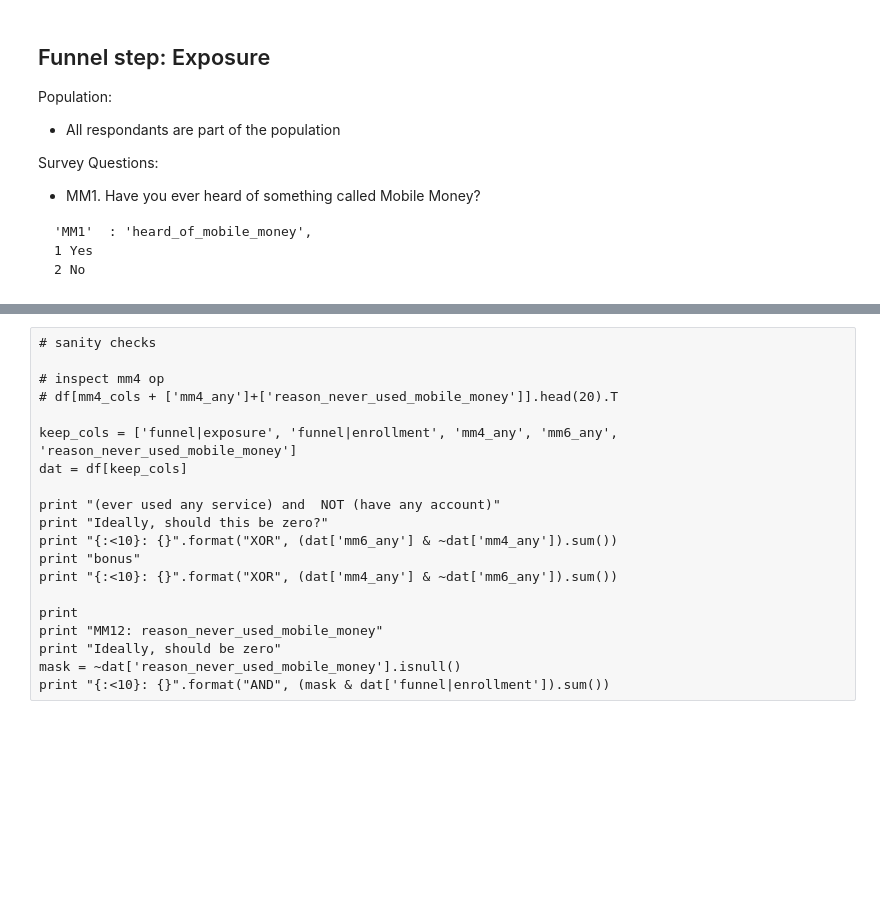
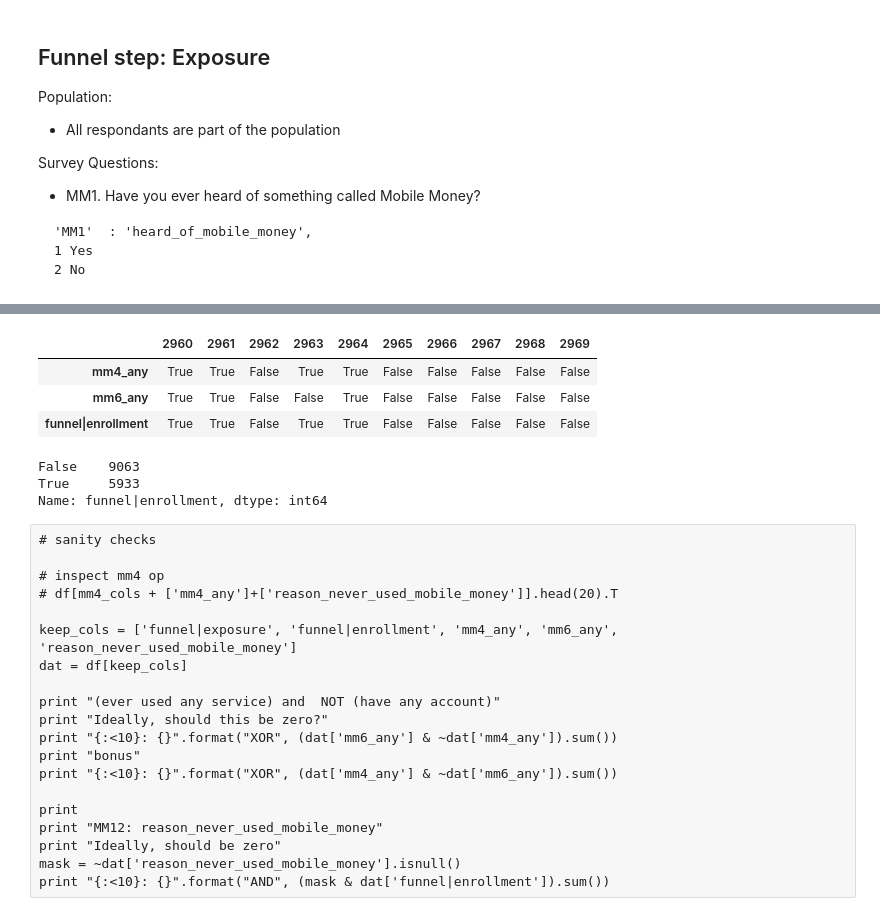
Before and after one commit to cturner500/DoPLER, a Jupyter notebook: funnel_analysis.ipynb, the cells around one changed output, grey strips where cells are left out. Cells and saved outputs as stored; diff of their text form; code cells hidden in the pictures; blank space fills up the shorter version.

```diff
--- a/funnel_analysis.ipynb
+++ b/funnel_analysis.ipynb
@@ -447,3 +485,11 @@ eg.
+# %%
+keep_cols = ['mm4_any', 'mm6_any', 'funnel|enrollment']
+df[keep_cols].iloc[-40:-30].T
+# %% [output]
+|  | 2960 | 2961 | 2962 | 2963 | 2964 | 2965 | 2966 | 2967 | 2968 | 2969 |
+| mm4_any | True | True | False | True | True | False | False | False | False | False |
+| mm6_any | True | True | False | False | True | False | False | False | False | False |
+| funnel|enrollment | True | True | False | True | True | False | False | False | False | False |
 # %%
 # create MM4 "Any" column
 # respondants that have used _any_ MM services
@@ -462,3 +508,9 @@ df['funnel|enrollment'] = df['mm4_any'] & df['mm6_any']
+# %%
+df['funnel|enrollment'].value_counts()
+# %% [output]
+False    9063
+True     5933
+Name: funnel|enrollment, dtype: int64
 # %% [raw]
 # sanity checks
 
```
Also changed, not shown: parts of 23 cells of this notebook, 2 other files.
